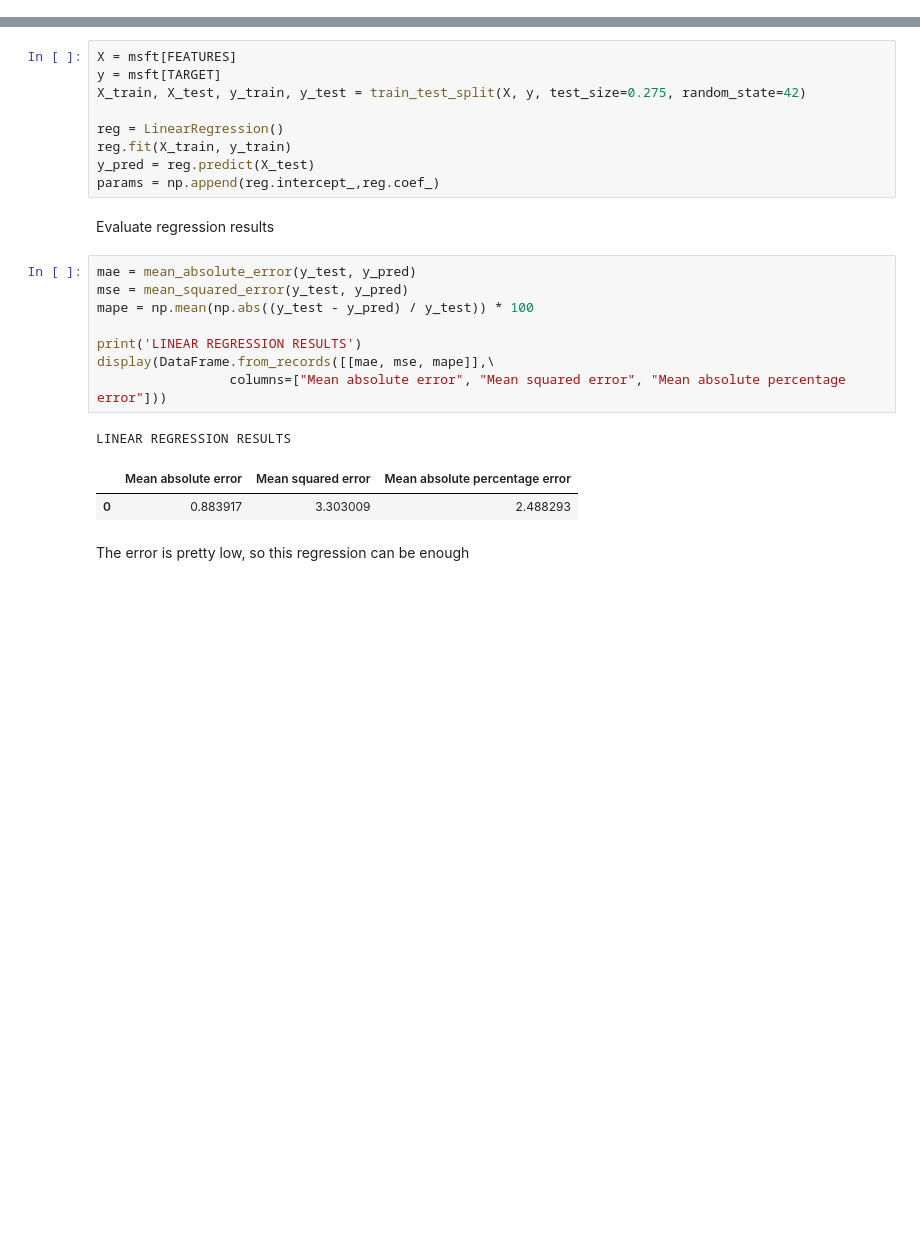
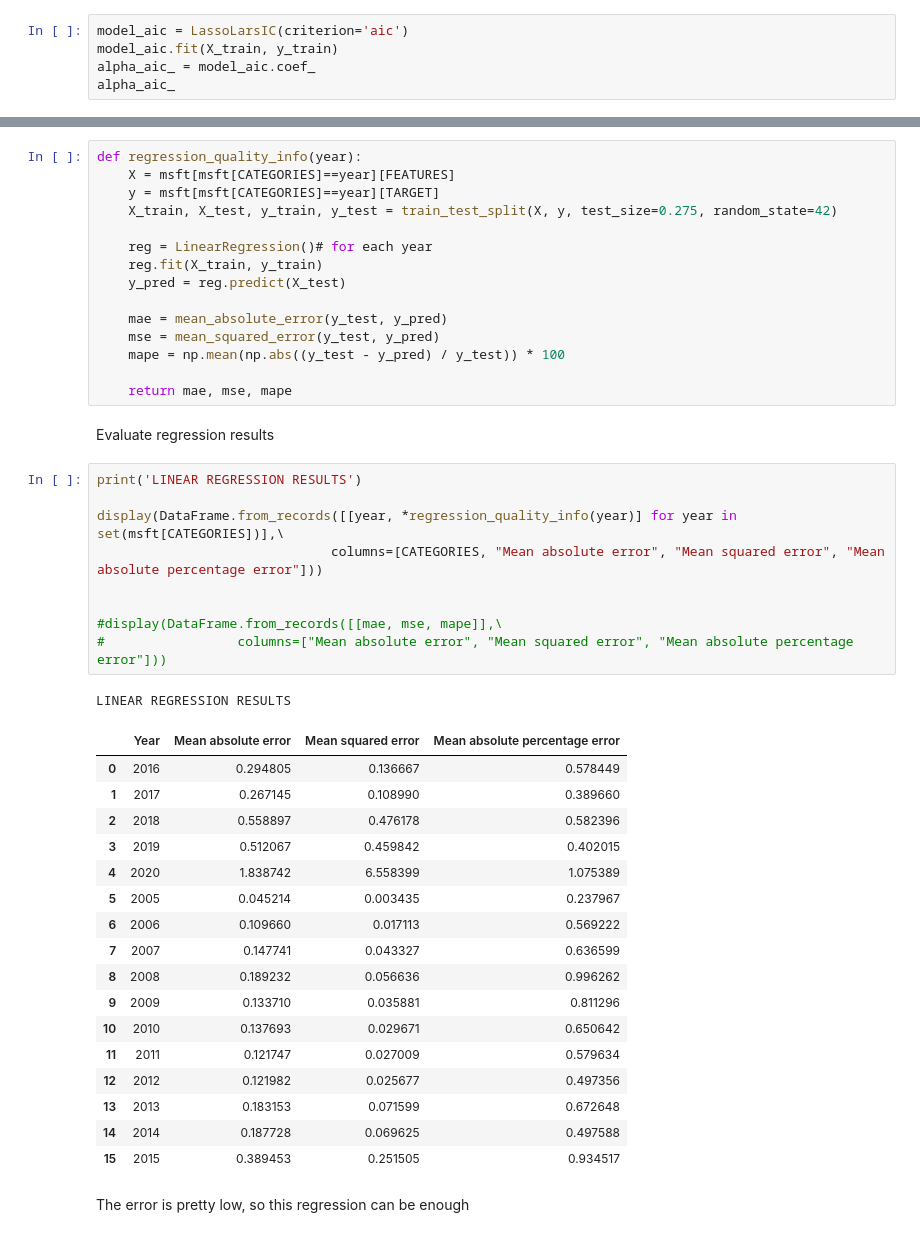
Before and after one commit to Resurrectiontent/MethodsAndModelsForMultivariateDataAnalysis, a Jupyter notebook: lab2.ipynb, the cells around one changed output, grey strips where cells are left out. Cells and saved outputs as stored; diff of their text form; blank space fills up the shorter version.

```diff
--- a/lab2.ipynb
+++ b/lab2.ipynb
@@ -266,0 +301,5 @@ sns.heatmap(msft.corr(method='pearson'), annot=True)
+# %%
+model_aic = LassoLarsIC(criterion='aic')
+model_aic.fit(X_train, y_train)
+alpha_aic_ = model_aic.coef_
+alpha_aic_
@@ -269,28 +337,50 @@ sns.heatmap(msft.corr(method='pearson'), annot=True)
 <i>Buid regression model and make an analysis of multicollinearity and regularization (if needed)</i><br/>
 First divide the dataset on train and test parts, learn linear regression model and check its precesion
 # %%
-X = msft[FEATURES]
-y = msft[TARGET]
-X_train, X_test, y_train, y_test = train_test_split(X, y, test_size=0.275, random_state=42)
+def regression_quality_info(year):
+    X = msft[msft[CATEGORIES]==year][FEATURES]
+    y = msft[msft[CATEGORIES]==year][TARGET]
+    X_train, X_test, y_train, y_test = train_test_split(X, y, test_size=0.275, random_state=42)
 
-reg = LinearRegression()
-reg.fit(X_train, y_train)
-y_pred = reg.predict(X_test)
-params = np.append(reg.intercept_,reg.coef_)
+    reg = LinearRegression()# for each year
+    reg.fit(X_train, y_train)
+    y_pred = reg.predict(X_test)
+
+    mae = mean_absolute_error(y_test, y_pred)
+    mse = mean_squared_error(y_test, y_pred)
+    mape = np.mean(np.abs((y_test - y_pred) / y_test)) * 100
+
+    return mae, mse, mape
 # %% [markdown]
 Evaluate regression results
 # %%
-mae = mean_absolute_error(y_test, y_pred)
-mse = mean_squared_error(y_test, y_pred)
-mape = np.mean(np.abs((y_test - y_pred) / y_test)) * 100
+print('LINEAR REGRESSION RESULTS')
 
-print('LINEAR REGRESSION RESULTS')
-display(DataFrame.from_records([[mae, mse, mape]],\
-                 columns=["Mean absolute error", "Mean squared error", "Mean absolute percentage error"]))
+display(DataFrame.from_records([[year, *regression_quality_info(year)] for year in set(msft[CATEGORIES])],\
+                              columns=[CATEGORIES, "Mean absolute error", "Mean squared error", "Mean absolute percentage error"]))
+
+
+#display(DataFrame.from_records([[mae, mse, mape]],\
+#                 columns=["Mean absolute error", "Mean squared error", "Mean absolute percentage error"]))
 # %% [output]
 LINEAR REGRESSION RESULTS
-|  | Mean absolute error | Mean squared error | Mean absolute percentage error |
-| 0 | 0.883917 | 3.303009 | 2.488293 |
+|  | Year | Mean absolute error | Mean squared error | Mean absolute percentage error |
+| 0 | 2016 | 0.294805 | 0.136667 | 0.578449 |
+| 1 | 2017 | 0.267145 | 0.108990 | 0.389660 |
+| 2 | 2018 | 0.558897 | 0.476178 | 0.582396 |
+| 3 | 2019 | 0.512067 | 0.459842 | 0.402015 |
+| 4 | 2020 | 1.838742 | 6.558399 | 1.075389 |
+| 5 | 2005 | 0.045214 | 0.003435 | 0.237967 |
+| 6 | 2006 | 0.109660 | 0.017113 | 0.569222 |
+| 7 | 2007 | 0.147741 | 0.043327 | 0.636599 |
+| 8 | 2008 | 0.189232 | 0.056636 | 0.996262 |
+| 9 | 2009 | 0.133710 | 0.035881 | 0.811296 |
+| 10 | 2010 | 0.137693 | 0.029671 | 0.650642 |
+| 11 | 2011 | 0.121747 | 0.027009 | 0.579634 |
+| 12 | 2012 | 0.121982 | 0.025677 | 0.497356 |
+| 13 | 2013 | 0.183153 | 0.071599 | 0.672648 |
+| 14 | 2014 | 0.187728 | 0.069625 | 0.497588 |
+| 15 | 2015 | 0.389453 | 0.251505 | 0.934517 |
 # %% [markdown]
 The error is pretty low, so this regression can be enough
 # %% [markdown]
```
Also changed, not shown: parts of 11 cells of this notebook.
